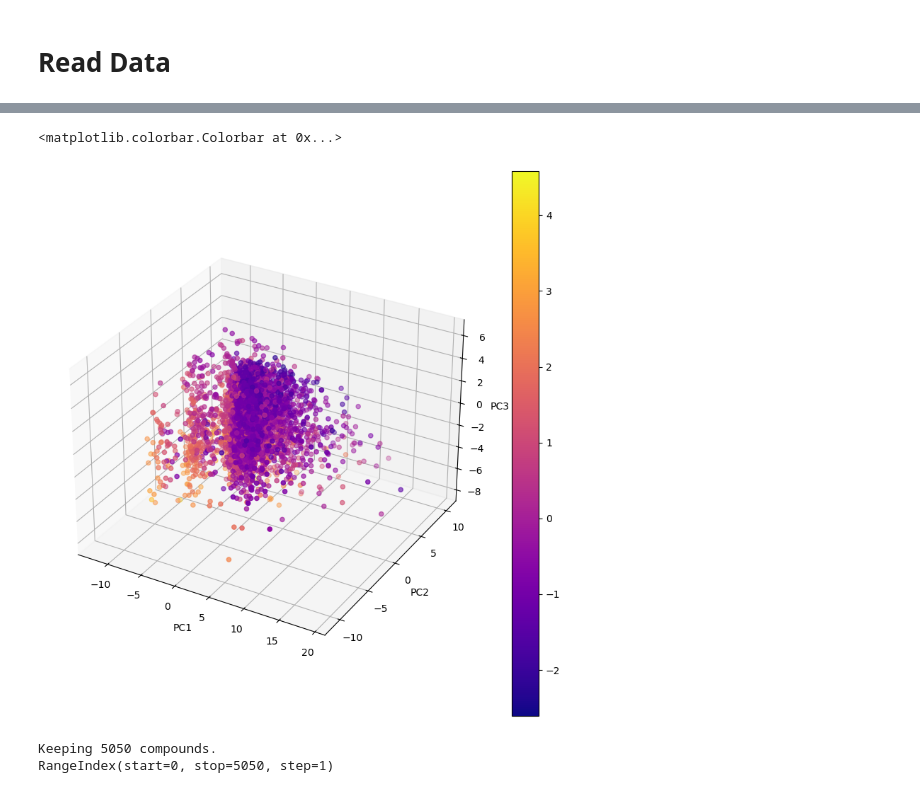
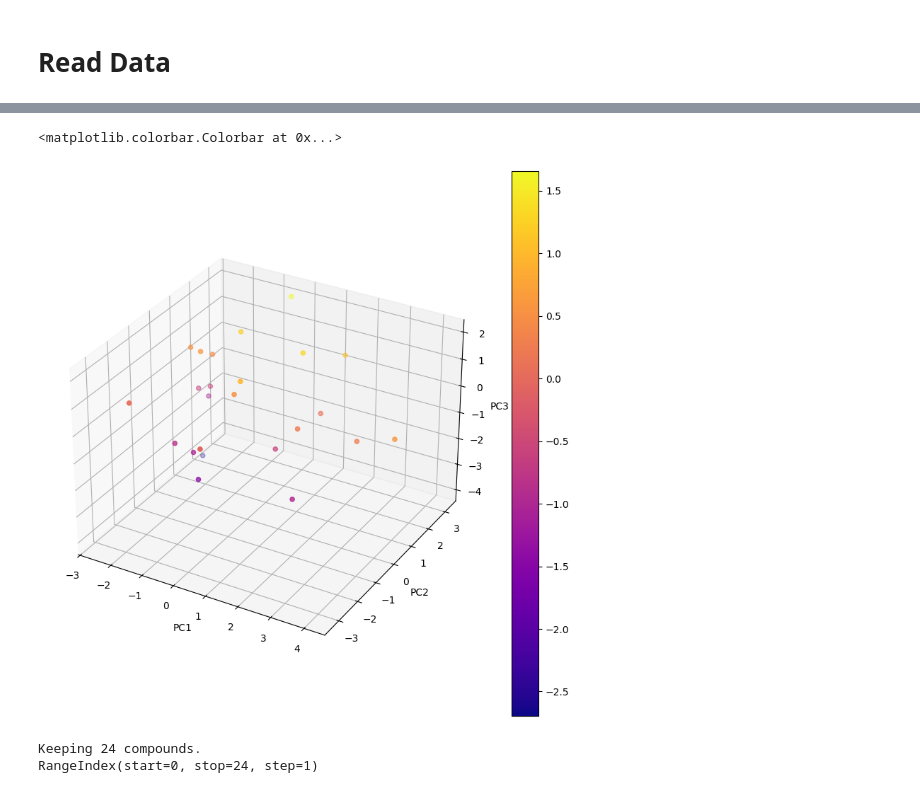
Before and after one commit to intel00000/stahl_data_science, a Jupyter notebook: PCA_kmeans_example/PCA_kmeans_arbr_cluster_2.ipynb, the cells around one changed output, grey strips where cells are left out. Cells and saved outputs as stored; diff of their text form; code cells hidden in the pictures.

```diff
--- a/PCA_kmeans_example/PCA_kmeans_arbr_cluster_2.ipynb
+++ b/PCA_kmeans_example/PCA_kmeans_arbr_cluster_2.ipynb
@@ -109,7 +109,7 @@ def dist_to_center(line):
 # Read Data
 # %%
 #read the excel shreadsheet containing all the DFT features of the selected arylbromides (no filtering using notebook 1 performed)
-all_features = pd.read_csv("arbr_lib_nonCN_use.csv")
+all_features = pd.read_csv("combined.csv")
 
 print("all_Features")
 print(all_features.shape)
@@ -243,6 +265,6 @@ all_features_nosmiles_scaled
 # %%
 #PCA analysis using 44 features that remained after removing the correlated features
-pca = PCA(44)
+pca = PCA(min(all_features_nosmiles_scaled.shape))
 scaler = StandardScaler()
 
 X = all_features_nosmiles_scaled
@@ -389,18 +420,18 @@ plt.colorbar(plot)
 # %%
 #plot the first three PC's and color by the most important feature for PC3
 fig = plt.figure(figsize=(10,10))
 ax = fig.add_subplot(projection='3d')
 
 ax.set_xlabel('PC1')
 ax.set_ylabel('PC2')
 ax.set_zlabel('PC3')
-descriptor=all_features_nosmiles_scaled['NBO_charge_Br_Boltz']
+descriptor=all_features_nosmiles_scaled['μ_Boltz']
 
 plot=ax.scatter(df_pca['PC1'], df_pca['PC2'], df_pca['PC3'], c=descriptor, cmap='plasma')
 plt.colorbar(plot)
 # %% [output]
 <matplotlib.colorbar.Colorbar at 0x...>
-[figure, old version]
+[figure, new version]
 # %%
 use_rows = all_features_nosmiles_scaled.index # use this if no filtering is applied
 
@@ -423,7 +454,7 @@ use_rows = all_features_nosmiles_scaled.index # use this if no filtering is appl
 print(f"Keeping {len(use_rows)} compounds.")
 print(use_rows)
 # %% [output]
-Keeping 5050 compounds.
-RangeIndex(start=0, stop=5050, step=1)
+Keeping 24 compounds.
+RangeIndex(start=0, stop=24, step=1)
 # %%
 # How many clusters to generate: In our case we are generating 32 clusters
```
Also changed, not shown: parts of 31 cells of this notebook, 11 other files.
